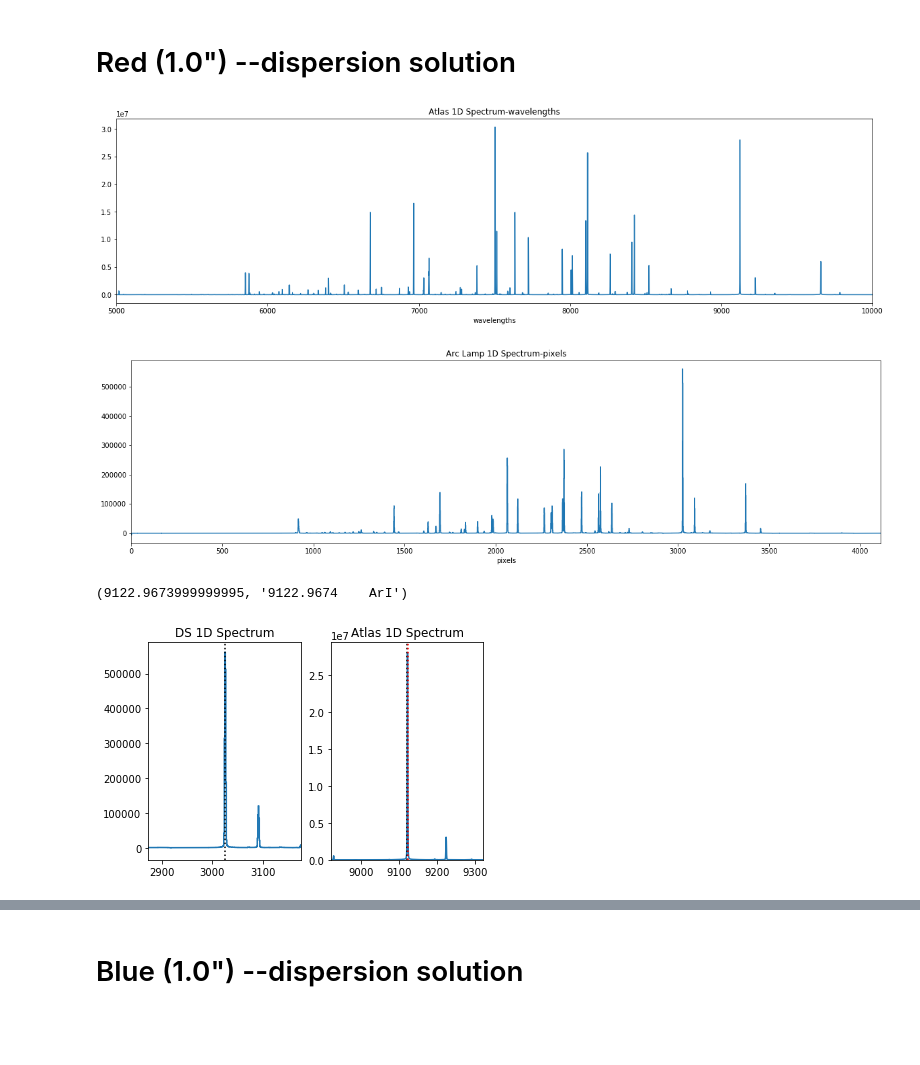
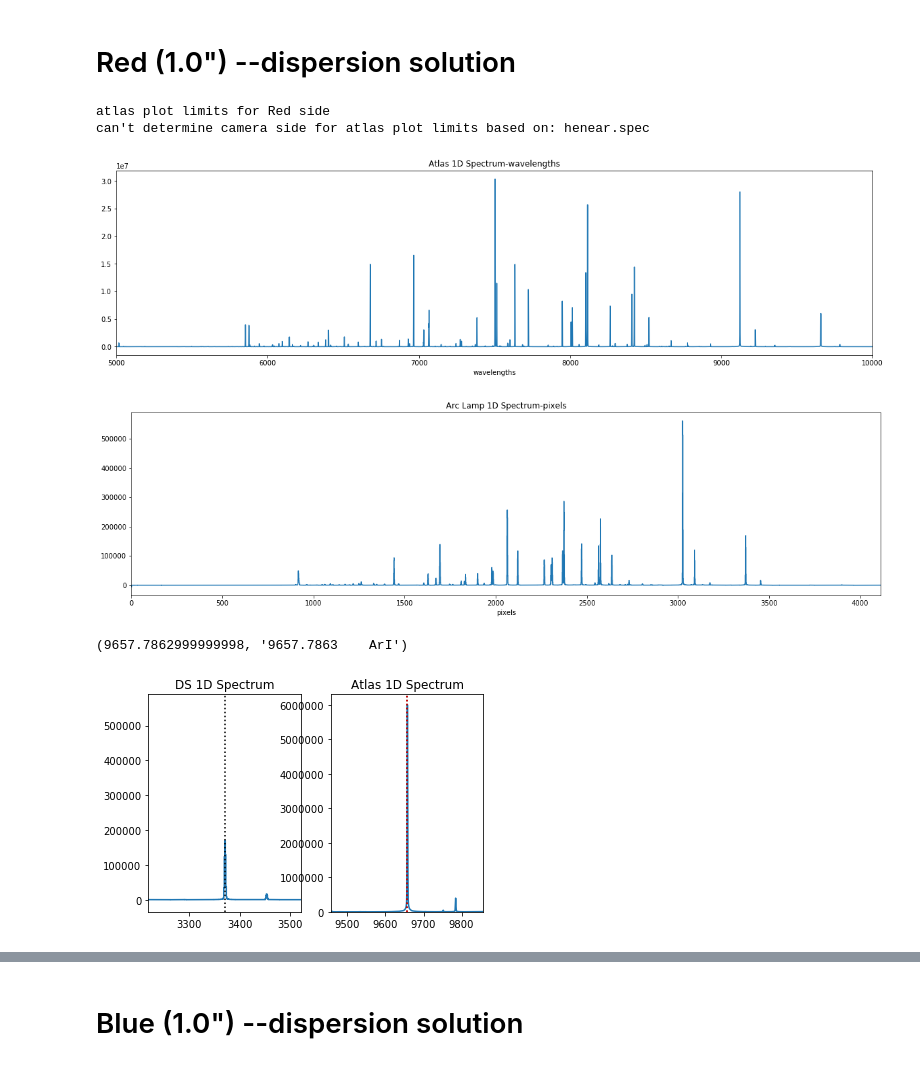
Before and after one commit to deerow22/data_reduction_scrap, a Jupyter notebook: Data_Reduction_Pipeline_middle.ipynb, the cells around one changed output, grey strips where cells are left out. Drawn from its saved outputs; the diff is of its cells as text; code cells hidden in the pictures; blank space fills up the shorter version.

```diff
--- a/Data_Reduction_Pipeline_middle.ipynb
+++ b/Data_Reduction_Pipeline_middle.ipynb
@@ -96,26 +96,33 @@ def dispersion(all_side_files,atlasfiles,arcfiles,linelist):
     #creating dispersion solution
     ds = reduce_dblspec.DispersionSolution(reduce_dblspec.DoubleSpecImage(arcfiles).overscan_sub_and_trim().flatten(nfl), (320, 360))
 
+    #print(header['IRAFNAME'])
 
     #outputs graphs of atlas
     plt.figure(figsize=(20,5))
     plt.plot(wlnoao, specnoao)
     plt.title('Atlas 1D Spectrum-wavelengths')
     plt.xlabel('wavelengths')
+    #atlas plot axis range limit choices
     if header['IRAFNAME']=='henear.spec': #redside
-        #print('red') #testing & works
+        #print('red') #tested & worked
+        print('atlas plot limits for Red side')
         plt.xlim(5000,10000)
     if header['IRAFNAME']=='FeAr.spec': #blueside
         #print('blue') #tested & worked
+        print('atlas plot limits for Blue side')
         plt.xlim(3000,5500)
         plt.ylim(0,5e5) #how to make this more flexible?
-
+    else: #not sure why this prints for redside b/c its still choosing the correct xrange&blue does too
+        print("can't determine camera side for atlas plot limits based on:",header['IRAFNAME'])
+        #raise ValueError("Can't determine camera side ")
 
     #outputting arc graph so can guess lines
     plt.figure(figsize=(20,5))
     plt.xlabel('pixels')
     plt.title('Arc Lamp 1D Spectrum-pixels')
     ds.plot_spec()
+    #extra condition just for blue side orientation b/c of camera inversion to make comparison to atlas easier
     if header['IRAFNAME']=='FeAr.spec': #blueside
         plt.xlim([2800,0]) #for arc
 
@@ -262,21 +315,23 @@ Failed to find line ArI at wl=11106.44: "requested peak location is not in the s
 # Red (1.0") --dispersion solution
 # %%
 #nameing all the datafiles needed
-all_side_files = '20170518/red*.fits' #redside
-atlasfiles = fits.open('henear.fits') #NOAO atlas #redside
-arcfiles = '20170518/red0012.fits' #redside
-linelist = reduce_dblspec.HENEAR_LINE_LIST
+all_side_files_red10 = '20170518/red*.fits' #redside
+atlasfiles_red10 = fits.open('henear.fits') #NOAO atlas #redside
+arcfiles_red10 = '20170518/red0012.fits' #redside
+linelist_red10 = reduce_dblspec.HENEAR_LINE_LIST
 
-specset = dispersion(all_side_files, atlasfiles, arcfiles, linelist)
+specset_red10 = dispersion(all_side_files_red10, atlasfiles_red10, arcfiles_red10, linelist_red10)
 # %% [output]
+atlas plot limits for Red side
+can't determine camera side for atlas plot limits based on: henear.spec
 [figure]
 [figure]
 # %%
 #guessing matching lines from above graphs
 #entering (px,wl)guesses & data
-guess_plot(3024,9122,specset) #outputs (pixel guess, nearest wl/id in linelist)
+guess_plot(3370,9657,specset_red10) #outputs (pixel guess, nearest wl/id in linelist)
 # %% [output]
-(9122.9673999999995, '9122.9674    ArI')
+(9657.7862999999998, '9657.7863    ArI')
-[figure, old version]
+[figure, new version]
 # %%
 #collect guesses here ~5 seems good
```
Also changed, not shown: parts of 35 cells of this notebook.
